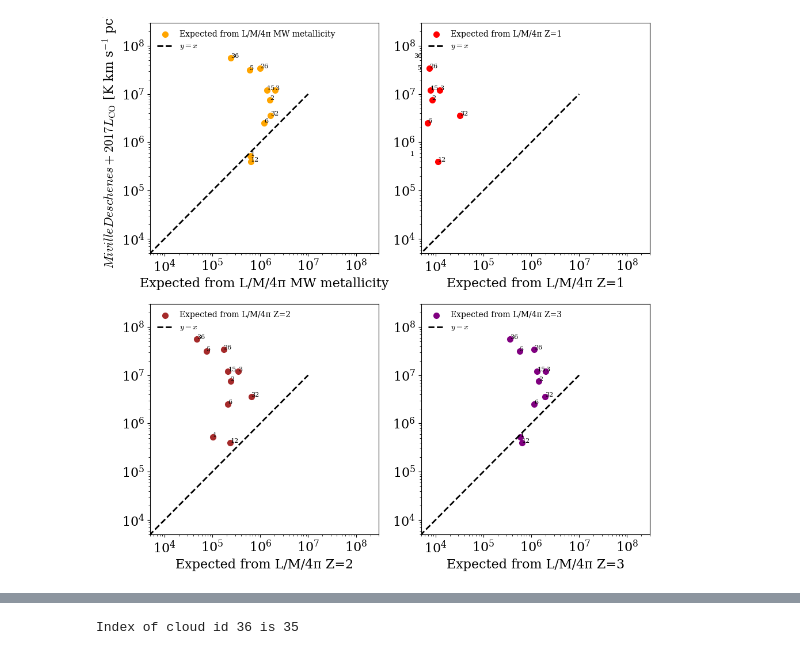
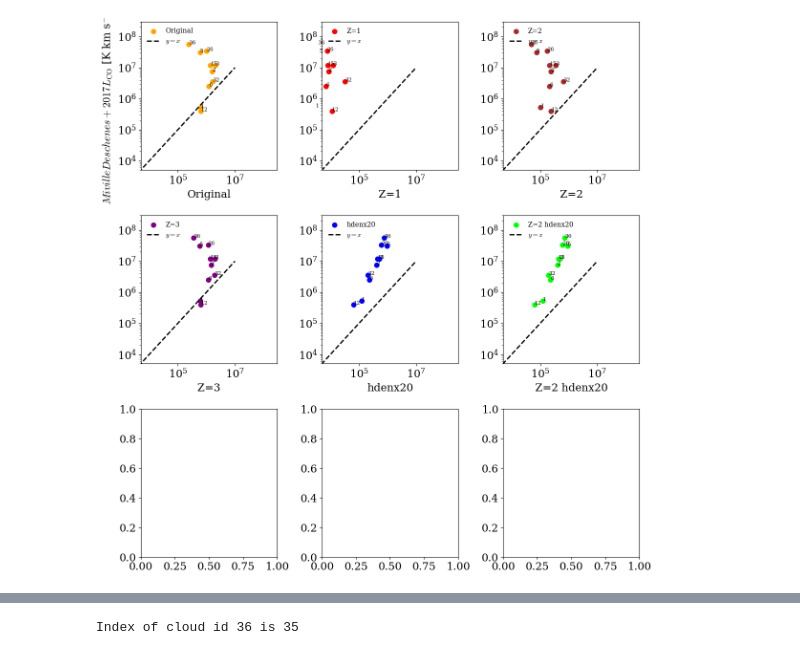
Before and after one commit to dtolgay/niagara_analyze_hden_metallicity_turbulence_isrf_radius, a Jupyter notebook: cloudy/miville_deschenes/miville_deschenes_interpolated.ipynb, the cells around one changed output, grey strips where cells are left out. Drawn from its saved outputs; the diff is of its cells as text; code cells hidden in the pictures.

```diff
--- a/cloudy/miville_deschenes/miville_deschenes_interpolated.ipynb
+++ b/cloudy/miville_deschenes/miville_deschenes_interpolated.ipynb
@@ -93,0 +423,34 @@ Name: Cloud, Length: 360, dtype: int64
+# %%
+fig, axs = plt.subplots(1, 1, figsize=(8, 6), dpi=100)
+
+data = runs['expected from luminosity per mass by dividing to 4pi']['data'].copy()
+# condition = (data['Lco'] > 5e4) & (data['Lco'] < 3e8) & (data['L_co_10'] > 5e4) & (data['L_co_10'] < 3e8)
+# data = data[condition]
+
+ax = axs
+mappable = ax.scatter(
+    data["metallicity"],
+    data["Lco"],
+    label="Original",
+    c=np.log10(data['hden']),
+    lw=2,
+    s=10,
+)
+cbar = plt.colorbar(mappable, ax=ax)
+# ax.set_xscale("log")
+ax.set_yscale("log")
+ax.set_ylabel(r"Observed $L_{\mathrm{CO}}$")
+ax.set_xlabel(r"Metallicity [Z$_{\odot}$]")
+cbar.set_label('log10(hden)', rotation=270, labelpad=15)
+# ax.plot(
+#     [1e2, 1e7],
+#     [1e2, 1e7],
+#     ls="--",
+#     color="black",
+#     lw=2,
+#     label=r"$y=x$"
+# )
+ax.legend(frameon=False, fontsize=10)
+# ax.set_xlim(5e4, 3e8)
+# ax.set_ylim(5e4, 3e8)
+ax.grid(True, which="both", ls="--", lw=0.5)
@@ -94,5 +459,5 @@ Name: Cloud, Length: 360, dtype: int64
 # %%
-fig, axs = plt.subplots(2, 2, figsize=(10, 10), dpi=100)
+fig, axs = plt.subplots(3, 3, figsize=(12, 12), dpi=100)
 axs = axs.flatten()
 
 ##### Filtering the rows to plot #####
@@ -110,7 +475,7 @@ for counter, (key, value) in enumerate(runs.items()):
     # Create a mask to filter the data
     mask = value["data"]['Cloud'].isin(ids_picked)
 
-    data = value["data"].loc[mask]           # choose by index labels
+    data = value["data"].loc[mask].copy()           # choose by index labels
     label = value["label"]
     color = value["color"]
 
@@ -131,34 +496,34 @@ for counter, (key, value) in enumerate(runs.items()):
         label=r"$y=x$"
     )
 
     # print the corresponding row for each scatter point
     for i in range(len(data)):
         ax.text(
             data["L_co_10"].iloc[i],
             data["Lco"].iloc[i],
             f"{int(data['Cloud'].iloc[i])}",
             fontsize=8,
         )
 
     ax.legend(frameon=False, fontsize=10, loc="upper left")
 
     ax.set_xscale("log")
     ax.set_yscale("log")
     if counter == 0:
         ax.set_ylabel(r"$Miville Deschenes+2017 L_{\mathrm{CO}}$ [K km s$^{-1}$ pc$^2$]")
 
     ax.set_xlabel(value['label'])
 
     # ax.set_xlim(1e-7, 1e9)
     # ax.set_ylim(1e-7, 1e9)
 
     ax.set_xlim(5e3, 3e8)
     ax.set_ylim(5e3, 3e8)
 
 plt.tight_layout()
 plt.show()
 # %% [output]
-[figure, old version]
+[figure, new version]
 # %%
 cloud_ids_ = [36]
 
```
Also changed, not shown: parts of 17 cells of this notebook, 29 other files.
